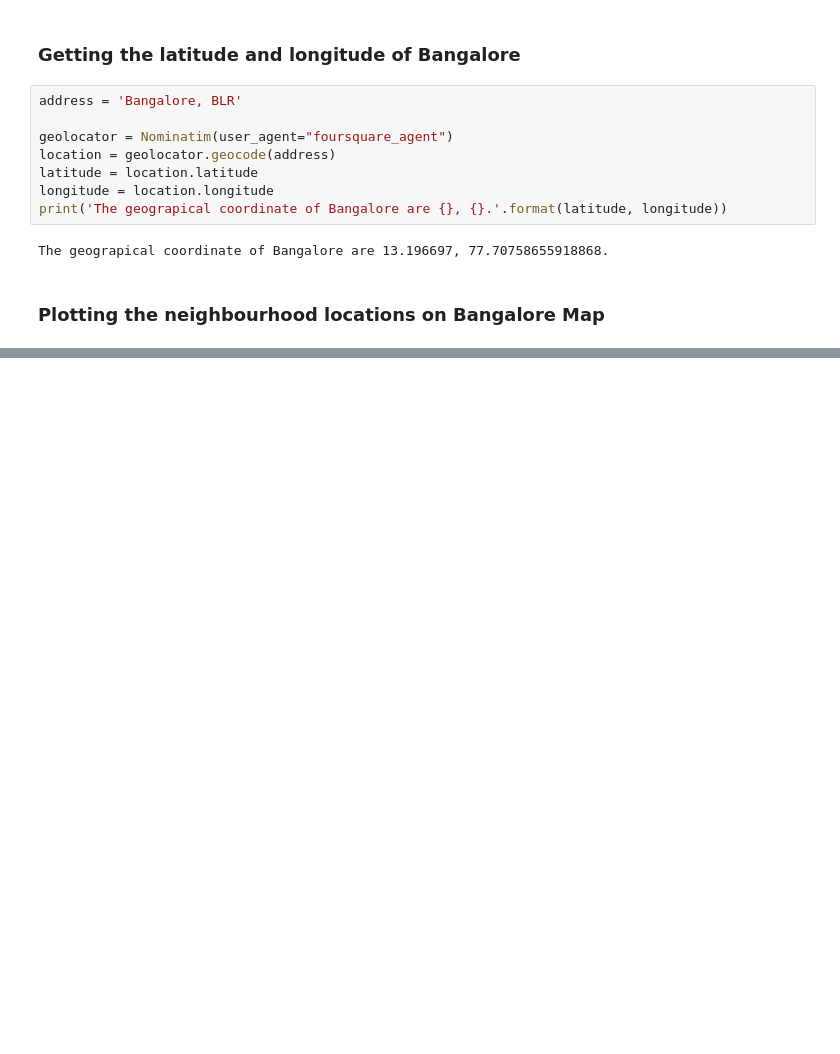
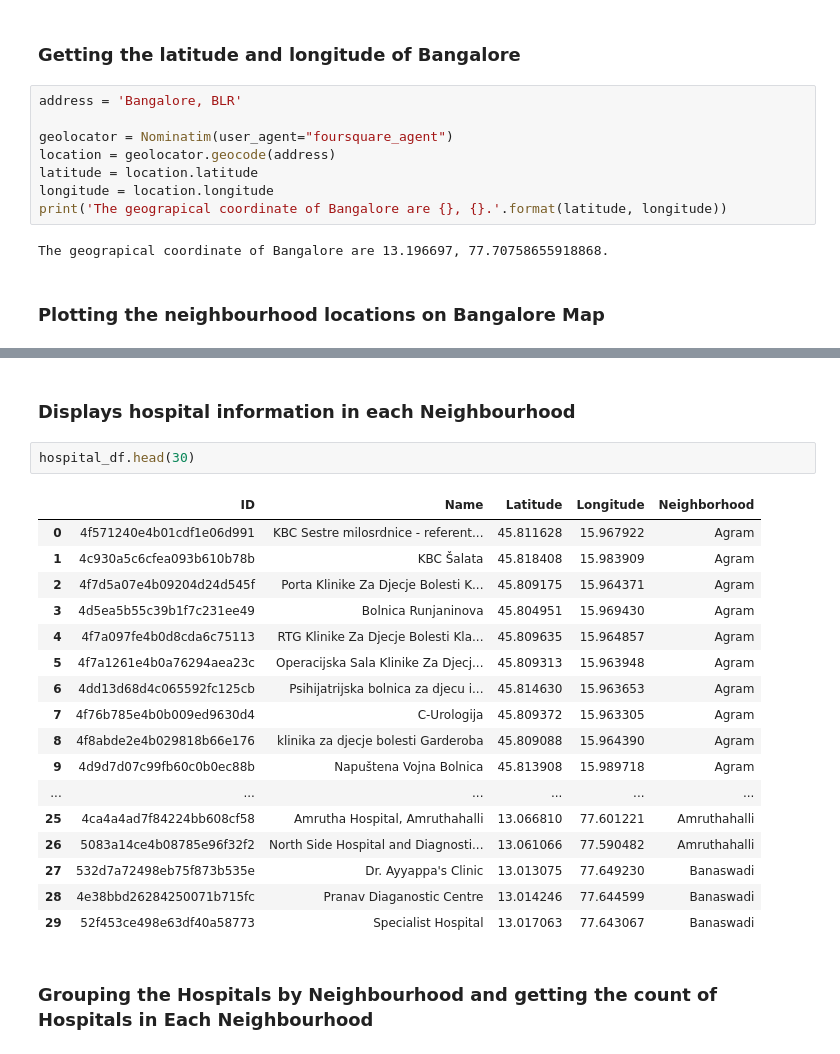
Before and after one commit to LakshmiHolla/first, a Jupyter notebook: BLR.ipynb, the cells around one changed output, grey strips where cells are left out. Drawn from its saved outputs; the diff is of its cells as text; blank space fills up the shorter version.

```diff
--- a/BLR.ipynb
+++ b/BLR.ipynb
@@ -156,0 +253,25 @@ map_blr
+# %% [markdown]
+### Displays hospital information in each Neighbourhood
+# %%
+hospital_df.head(30)
+# %% [output]
+|  | ID | Name | Latitude | Longitude | Neighborhood |
+| 0 | 4f571240e4b01cdf1e06d991 | KBC Sestre milosrdnice - referent... | 45.811628 | 15.967922 | Agram |
+| 1 | 4c930a5c6cfea093b610b78b | KBC Šalata | 45.818408 | 15.983909 | Agram |
+| 2 | 4f7d5a07e4b09204d24d545f | Porta Klinike Za Djecje Bolesti K... | 45.809175 | 15.964371 | Agram |
+| 3 | 4d5ea5b55c39b1f7c231ee49 | Bolnica Runjaninova | 45.804951 | 15.969430 | Agram |
+| 4 | 4f7a097fe4b0d8cda6c75113 | RTG Klinike Za Djecje Bolesti Kla... | 45.809635 | 15.964857 | Agram |
+| 5 | 4f7a1261e4b0a76294aea23c | Operacijska Sala Klinike Za Djecj... | 45.809313 | 15.963948 | Agram |
+| 6 | 4dd13d68d4c065592fc125cb | Psihijatrijska bolnica za djecu i... | 45.814630 | 15.963653 | Agram |
+| 7 | 4f76b785e4b0b009ed9630d4 | C-Urologija | 45.809372 | 15.963305 | Agram |
+| 8 | 4f8abde2e4b029818b66e176 | klinika za djecje bolesti Garderoba | 45.809088 | 15.964390 | Agram |
+| 9 | 4d9d7d07c99fb60c0b0ec88b | Napuštena Vojna Bolnica | 45.813908 | 15.989718 | Agram |
+| ... | ... | ... | ... | ... | ... |
+| 25 | 4ca4a4ad7f84224bb608cf58 | Amrutha Hospital, Amruthahalli | 13.066810 | 77.601221 | Amruthahalli |
+| 26 | 5083a14ce4b08785e96f32f2 | North Side Hospital and Diagnosti... | 13.061066 | 77.590482 | Amruthahalli |
+| 27 | 532d7a72498eb75f873b535e | Dr. Ayyappa's Clinic | 13.013075 | 77.649230 | Banaswadi |
+| 28 | 4e38bbd26284250071b715fc | Pranav Diaganostic Centre | 13.014246 | 77.644599 | Banaswadi |
+| 29 | 52f453ce498e63df40a58773 | Specialist Hospital | 13.017063 | 77.643067 | Banaswadi |
+# %% [markdown]
+
+### Grouping the Hospitals by Neighbourhood and getting the count of Hospitals in Each Neighbourhood
```
Also changed, not shown: parts of 50 cells of this notebook, 2 other files.
